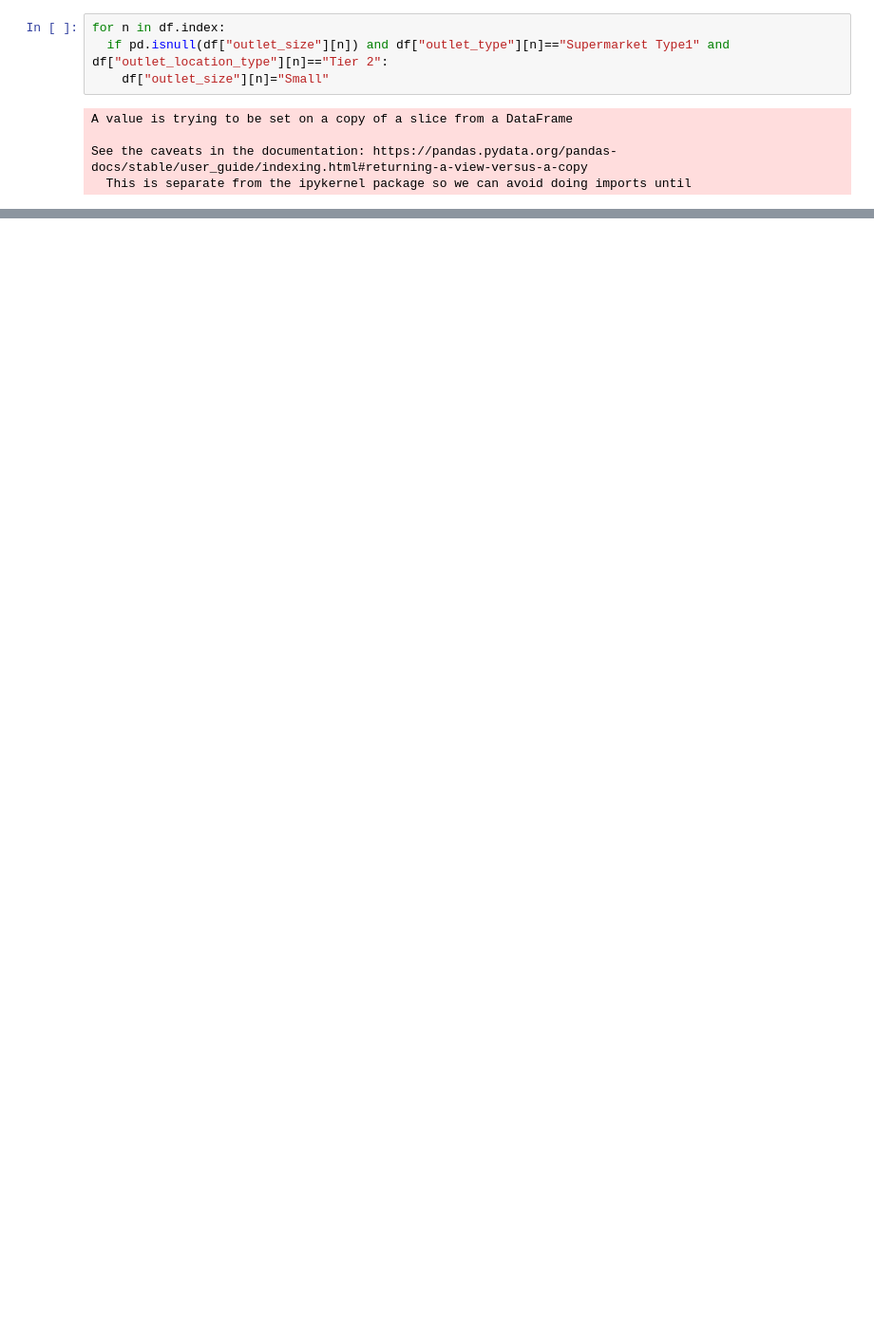
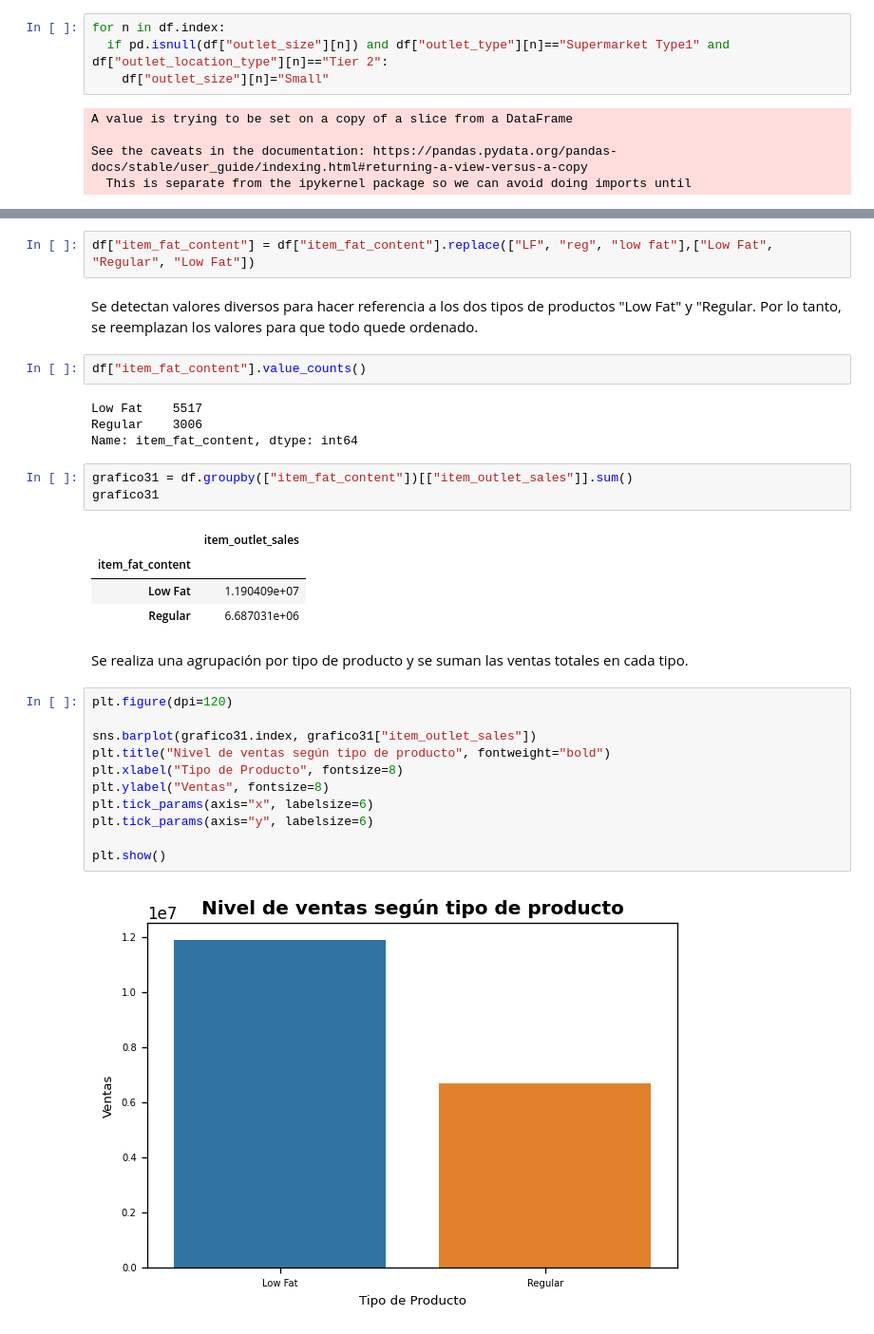
Before and after one commit to DanielRios1/predicciones-ventas, a Jupyter notebook: data_cleaning.ipynb, the cells around one changed output, grey strips where cells are left out. Shown: that part at 95% size. Drawn from its saved outputs; the diff is of its cells as text; blank space fills up the shorter version.

```diff
--- a/data_cleaning.ipynb
+++ b/data_cleaning.ipynb
@@ -377,0 +475,33 @@ df.describe()
+# %%
+df["item_fat_content"] = df["item_fat_content"].replace(["LF", "reg", "low fat"],["Low Fat", "Regular", "Low Fat"])
+# %% [markdown]
+Se detectan valores diversos para hacer referencia a los dos tipos de productos "Low Fat" y "Regular. Por lo tanto, se reemplazan los valores para que todo quede ordenado.
+# %%
+df["item_fat_content"].value_counts()
+# %% [output]
+Low Fat    5517
+Regular    3006
+Name: item_fat_content, dtype: int64
+# %%
+grafico31 = df.groupby(["item_fat_content"])[["item_outlet_sales"]].sum()
+grafico31
+# %% [output]
+|  | item_outlet_sales |
+| item_fat_content |  |
+| Low Fat | 1.190409e+07 |
+| Regular | 6.687031e+06 |
+# %% [markdown]
+Se realiza una agrupación por tipo de producto y se suman las ventas totales en cada tipo.
+# %%
+plt.figure(dpi=120)
+
+sns.barplot(grafico31.index, grafico31["item_outlet_sales"])
+plt.title("Nivel de ventas según tipo de producto", fontweight="bold")
+plt.xlabel("Tipo de Producto", fontsize=8)
+plt.ylabel("Ventas", fontsize=8)
+plt.tick_params(axis="x", labelsize=6)
+plt.tick_params(axis="y", labelsize=6)
+
+plt.show()
+# %% [output]
+[figure, added]
```
Also changed, not shown: parts of 58 cells of this notebook.
